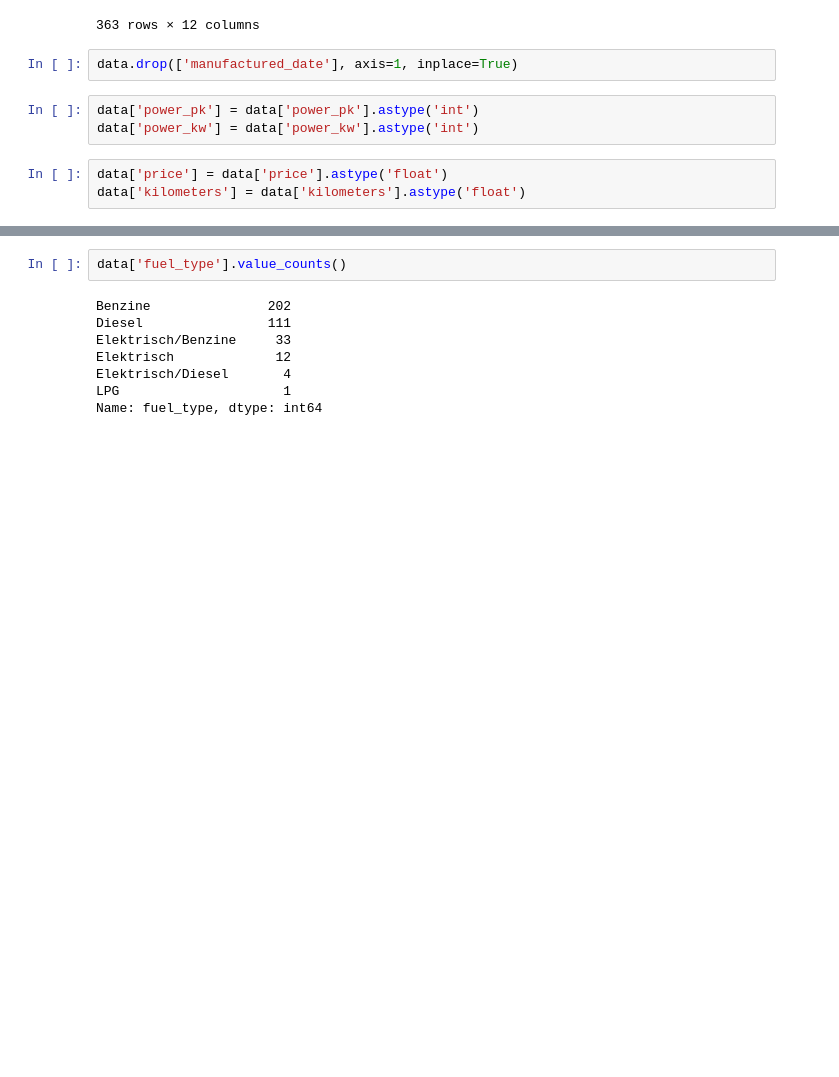
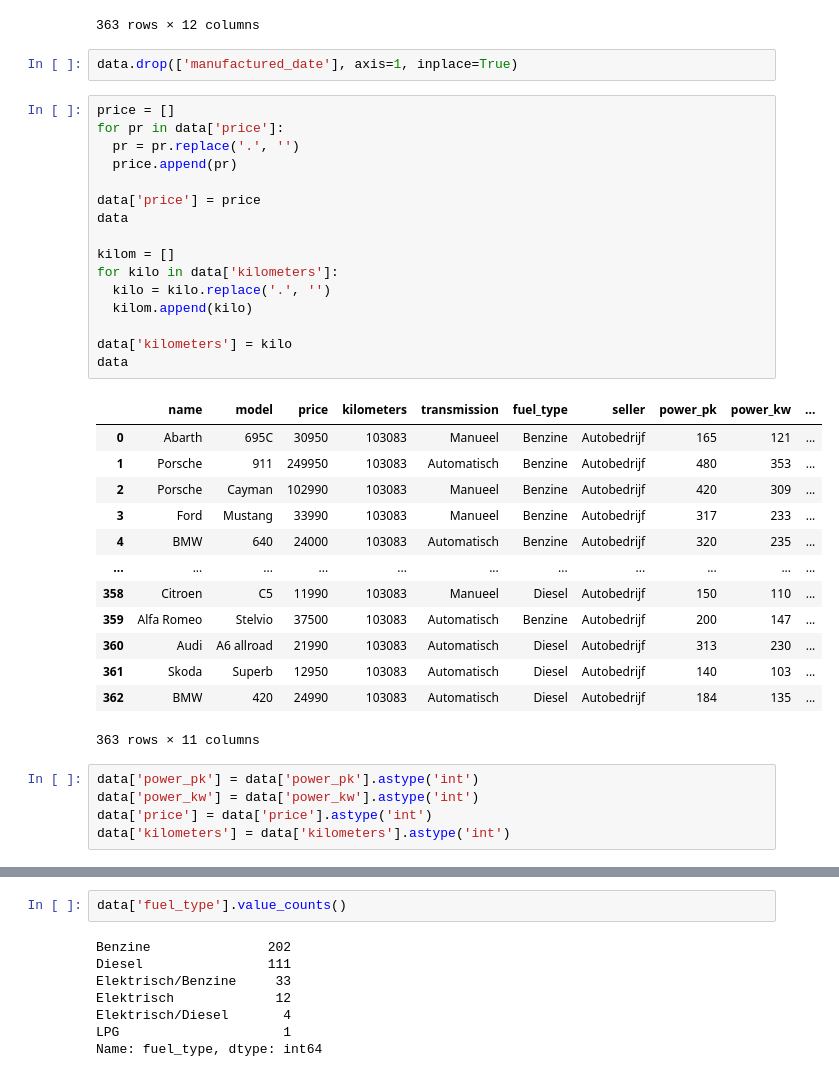
Before and after one commit to wa-le/autoscout24-webscrape-EDA, a Jupyter notebook: autoscout24_clean.ipynb, the cells around one changed output, grey strips where cells are left out. Saved outputs shown, nothing was run; the diff lists cells and outputs as text; blank space fills up the shorter version.

```diff
--- a/autoscout24_clean.ipynb
+++ b/autoscout24_clean.ipynb
@@ -274,12 +274,41 @@ data
 363 rows × 12 columns
 # %%
 data.drop(['manufactured_date'], axis=1, inplace=True)
+# %%
+price = []
+for pr in data['price']:
+  pr = pr.replace('.', '')
+  price.append(pr)
+
+data['price'] = price
+data
+
+kilom = []
+for kilo in data['kilometers']:
+  kilo = kilo.replace('.', '')
+  kilom.append(kilo)
+
+data['kilometers'] = kilo
+data
+# %% [output]
+|  | name | model | price | kilometers | transmission | fuel_type | seller | power_pk | power_kw | ... |
+| 0 | Abarth | 695C | 30950 | 103083 | Manueel | Benzine | Autobedrijf | 165 | 121 | ... |
+| 1 | Porsche | 911 | 249950 | 103083 | Automatisch | Benzine | Autobedrijf | 480 | 353 | ... |
+| 2 | Porsche | Cayman | 102990 | 103083 | Manueel | Benzine | Autobedrijf | 420 | 309 | ... |
+| 3 | Ford | Mustang | 33990 | 103083 | Manueel | Benzine | Autobedrijf | 317 | 233 | ... |
+| 4 | BMW | 640 | 24000 | 103083 | Automatisch | Benzine | Autobedrijf | 320 | 235 | ... |
+| ... | ... | ... | ... | ... | ... | ... | ... | ... | ... | ... |
+| 358 | Citroen | C5 | 11990 | 103083 | Manueel | Diesel | Autobedrijf | 150 | 110 | ... |
+| 359 | Alfa Romeo | Stelvio | 37500 | 103083 | Automatisch | Benzine | Autobedrijf | 200 | 147 | ... |
+| 360 | Audi | A6 allroad | 21990 | 103083 | Automatisch | Diesel | Autobedrijf | 313 | 230 | ... |
+| 361 | Skoda | Superb | 12950 | 103083 | Automatisch | Diesel | Autobedrijf | 140 | 103 | ... |
+| 362 | BMW | 420 | 24990 | 103083 | Automatisch | Diesel | Autobedrijf | 184 | 135 | ... |
+363 rows × 11 columns
 # %%
 data['power_pk'] = data['power_pk'].astype('int')
 data['power_kw'] = data['power_kw'].astype('int')
+data['price'] = data['price'].astype('int')
+data['kilometers'] = data['kilometers'].astype('int')
-# %%
-data['price'] = data['price'].astype('float')
-data['kilometers'] = data['kilometers'].astype('float')
 # %%
 data.tail()
 # %% [output]
```
Also changed, not shown: parts of 13 cells of this notebook.
